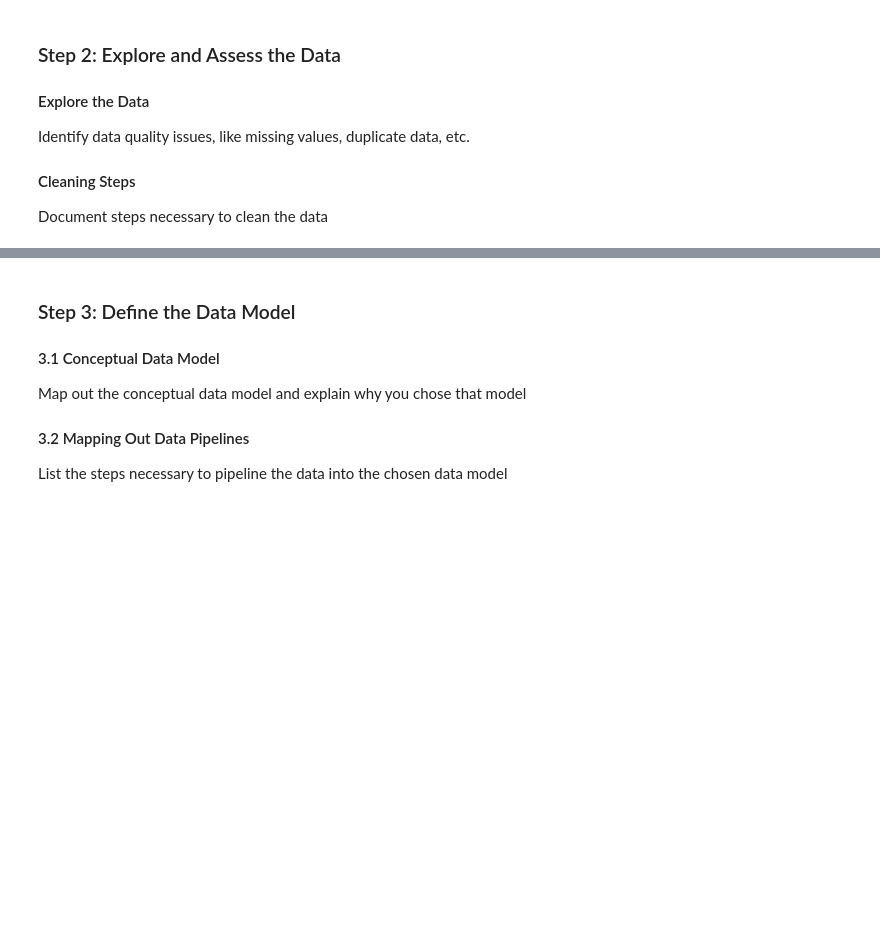
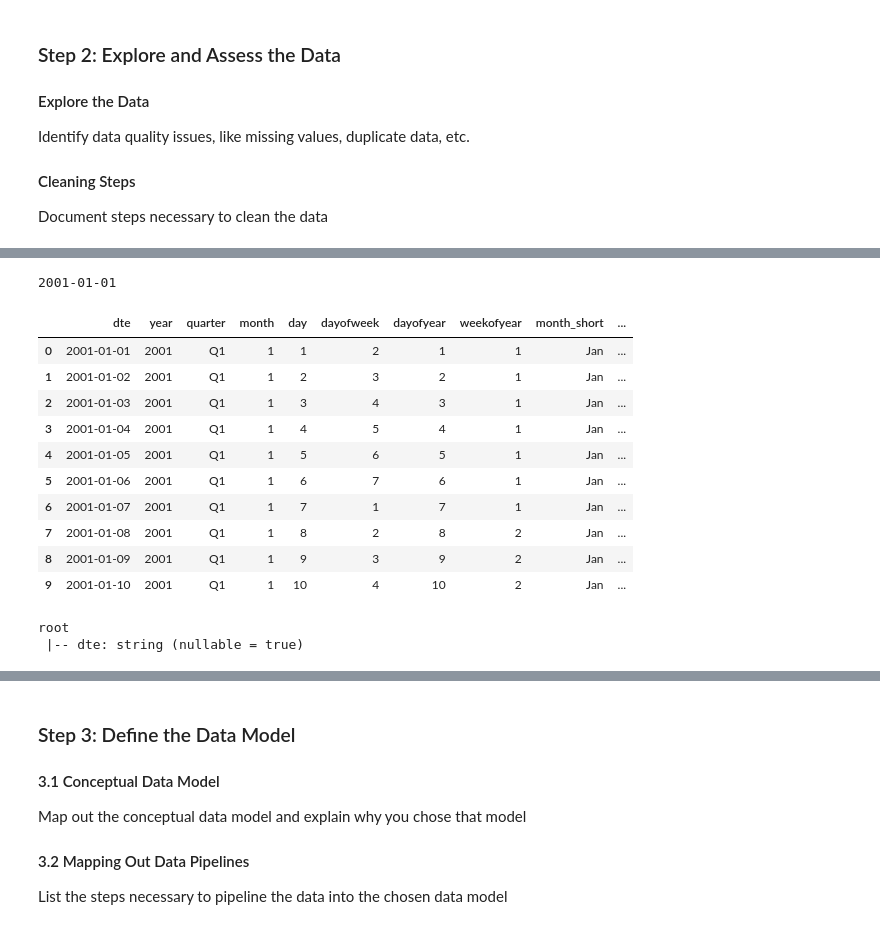
Before and after one commit to ahmed-gharib89/flights-delta-lake, a Jupyter notebook: Capstone Project Template.ipynb, the cells around one changed output, grey strips where cells are left out. Saved outputs shown, nothing was run; the diff lists cells and outputs as text; code cells hidden in the pictures; blank space fills up the shorter version.

Commit message:
test the project as a whole

```diff
--- a/Capstone Project Template.ipynb
+++ b/Capstone Project Template.ipynb
@@ -300,0 +528,2 @@ Document steps necessary to clean the data
+# %%
+create_or_update_flight_gold(spark, 'flight_silver', 'flight_gold')
@@ -300,0 +607,60 @@ Document steps necessary to clean the data
+# %%
+table = 'flight_gold'
+query = f"""
+            SELECT
+                MIN(date) as min_date,
+                MAX(date) as max_date
+            FROM
+                {table}
+            WHERE
+                YEAR(date) > 2000
+        """
+min_max_date_dict = spark.sql(query).collect()[0].asDict()
+min_year = min_max_date_dict['min_date'].year
+max_year = min_max_date_dict['max_date'].year
+start_date = pd.to_datetime(f'{1}{min_year}', format='%m%Y')
+end_date = pd.to_datetime(f'{1}{max_year}', format='%m%Y')
+pdf = pd.DataFrame({'dte': pd.date_range(start_date, end_date)})
+pdf.dte = pdf.dte.astype('str')
+# %%
+print(start_date.date())
+# %% [output]
+2001-01-01
+# %%
+date_df = spark.createDataFrame(pdf)
+# %%
+test_date_df = (
+    date_df.limit(10)
+    .withColumn('dte', to_date('dte'))
+    .withColumn('year', F.year('dte'))
+    .withColumn('quarter', F.concat_ws('Q', F.lit(''), F.quarter('dte')))
+    .withColumn('month', F.month('dte'))
+    .withColumn('day', F.dayofmonth('dte'))
+    .withColumn('dayofweek', F.dayofweek('dte'))
+    .withColumn('dayofyear', F.dayofyear('dte'))
+    .withColumn('weekofyear', F.weekofyear('dte'))
+    .withColumn('month_short', F.date_format('dte', 'MMM'))
+    .withColumn('month_name', F.date_format('dte', 'MMMM'))
+    .withColumn('month_year', F.concat_ws('-', F.col('year'), F.col('month_short')))
+    .withColumn('sort_month_year', F.col('year') * 100 + F.col('month'))
+    .withColumn('quarter_year', F.concat_ws('-', F.col('year'), F.col('quarter')))
+    .withColumn('sort_quarter_year', F.col('year') * 100 + F.quarter('dte'))
+)
+test_date_df.toPandas()
+# %% [output]
+|  | dte | year | quarter | month | day | dayofweek | dayofyear | weekofyear | month_short | ... |
+| 0 | 2001-01-01 | 2001 | Q1 | 1 | 1 | 2 | 1 | 1 | Jan | ... |
+| 1 | 2001-01-02 | 2001 | Q1 | 1 | 2 | 3 | 2 | 1 | Jan | ... |
+| 2 | 2001-01-03 | 2001 | Q1 | 1 | 3 | 4 | 3 | 1 | Jan | ... |
+| 3 | 2001-01-04 | 2001 | Q1 | 1 | 4 | 5 | 4 | 1 | Jan | ... |
+| 4 | 2001-01-05 | 2001 | Q1 | 1 | 5 | 6 | 5 | 1 | Jan | ... |
+| 5 | 2001-01-06 | 2001 | Q1 | 1 | 6 | 7 | 6 | 1 | Jan | ... |
+| 6 | 2001-01-07 | 2001 | Q1 | 1 | 7 | 1 | 7 | 1 | Jan | ... |
+| 7 | 2001-01-08 | 2001 | Q1 | 1 | 8 | 2 | 8 | 2 | Jan | ... |
+| 8 | 2001-01-09 | 2001 | Q1 | 1 | 9 | 3 | 9 | 2 | Jan | ... |
+| 9 | 2001-01-10 | 2001 | Q1 | 1 | 10 | 4 | 10 | 2 | Jan | ... |
+# %%
+date_df.printSchema()
+# %% [output]
+root
+ |-- dte: string (nullable = true)
```
Also changed, not shown: parts of 127 cells of this notebook.
